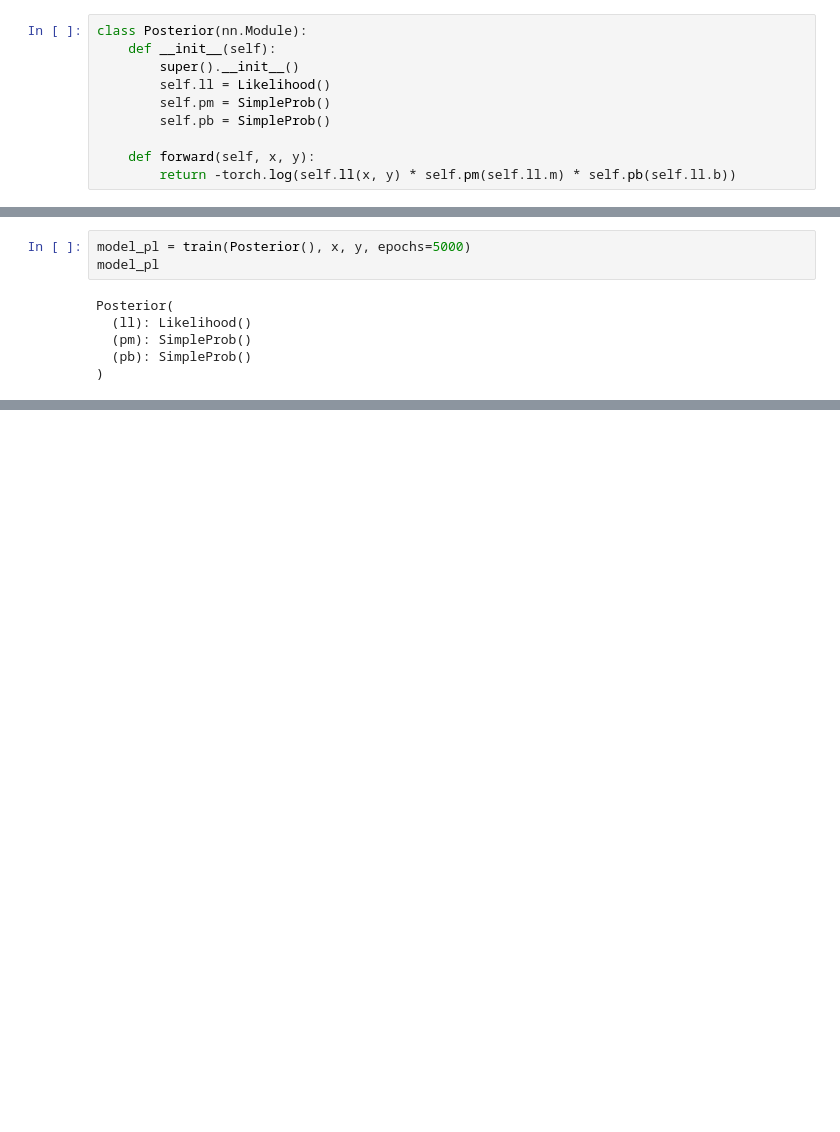
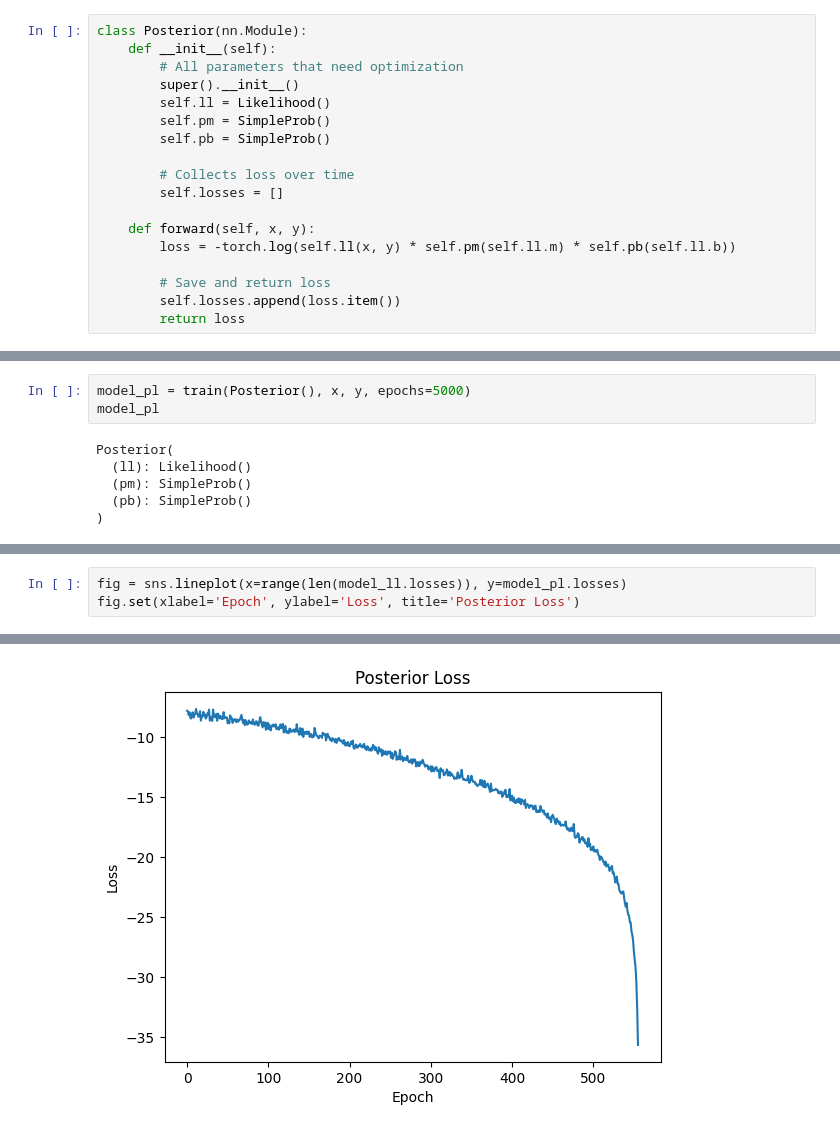
Before and after one commit to Tqkoyaki/Research, a Jupyter notebook: LinearRegressionApril.ipynb, the cells around one changed output, grey strips where cells are left out. Drawn from its saved outputs; the diff is of its cells as text; blank space fills up the shorter version.

Commit message:
Weird Loss Behavior Posterior

```diff
--- a/LinearRegressionApril.ipynb
+++ b/LinearRegressionApril.ipynb
@@ -42,13 +42,21 @@ class SimpleProb(nn.Module):
 # %%
 class Posterior(nn.Module):
     def __init__(self):
+        # All parameters that need optimization
         super().__init__()
         self.ll = Likelihood()
         self.pm = SimpleProb()
         self.pb = SimpleProb()
 
+        # Collects loss over time
+        self.losses = []
+
     def forward(self, x, y):
-        return -torch.log(self.ll(x, y) * self.pm(self.ll.m) * self.pb(self.ll.b))
+        loss = -torch.log(self.ll(x, y) * self.pm(self.ll.m) * self.pb(self.ll.b))
+
+        # Save and return loss
+        self.losses.append(loss.item())
+        return loss
 # %%
 def train(model, x, y, epochs=5, frac=0.1):
     optimizer = optim.Adam(model.parameters())
@@ -116,0 +130,4 @@ tensor(nan, requires_grad=True))
+# %%
+fig = sns.lineplot(x=range(len(model_ll.losses)), y=model_pl.losses)
+fig.set(xlabel='Epoch', ylabel='Loss', title='Posterior Loss')
+# %% [output]
@@ -116,0 +135 @@ tensor(nan, requires_grad=True))
+[figure, added]
```
Also changed, not shown: parts of 5 cells of this notebook.
